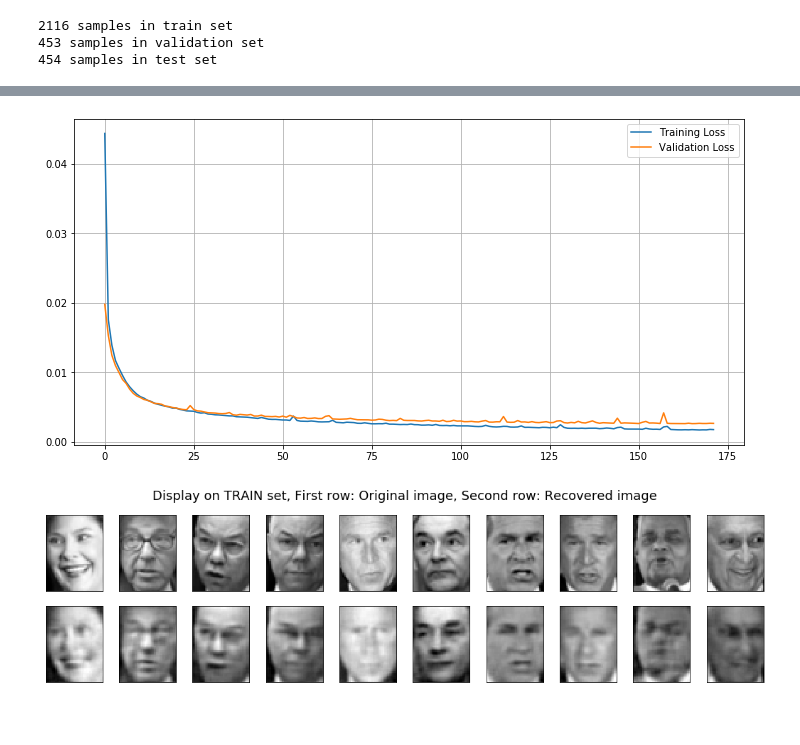
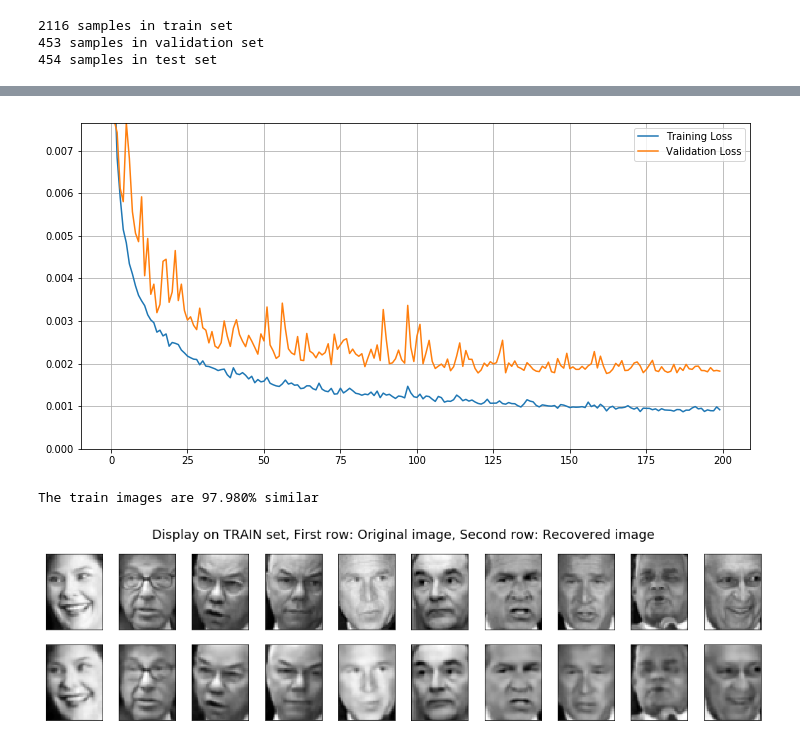
Before and after one commit to deboeser/FeatureReduction, a Jupyter notebook: Feature Reduction Comparison.ipynb, the cells around one changed output, grey strips where cells are left out. Saved outputs shown, nothing was run; the diff lists cells and outputs as text; code cells hidden in the pictures; blank space fills up the shorter version.

Commit message:
Improved CNN and ironed out prediction bug

```diff
--- a/Feature Reduction Comparison.ipynb
+++ b/Feature Reduction Comparison.ipynb
@@ -394,35 +473,38 @@ model = Sequential()
 
 # Some hyperparameters
 kernel = (3,3)
-stride = (1,1)
+stride = (2,2)
 pool = (2,2)
 padding = "same"
 border = "same"
-alpha = 0.0002
+alpha = 0.003
 
 # Encoder Architecture
 model.add(InputLayer(input_shape=(h2, w2, 1)))
+model.add(Conv2D(filters=16, kernel_size=kernel, strides=(1,1), padding=padding, activation='relu'))
+model.add(BatchNormalization())
 model.add(Conv2D(filters=32, kernel_size=kernel, strides=stride, padding=padding, activation='relu'))
-model.add(MaxPooling2D(pool_size=pool, border_mode=border))
+model.add(BatchNormalization())
 model.add(Conv2D(filters=64, kernel_size=kernel, strides=stride, padding=padding, activation='relu'))
-model.add(MaxPooling2D(pool_size=pool, border_mode=border))
-model.add(Conv2D(filters=128, kernel_size=kernel, strides=3, padding=padding, activation='relu'))
+model.add(BatchNormalization())
+model.add(Conv2D(filters=128, kernel_size=kernel, strides=(3,3), padding=padding, activation='relu'))
+model.add(BatchNormalization())
 model.add(Flatten())
-model.add(Dense(1024, activation='relu'))
 
-# Compressed layer
-model.add(Dense(383, activation='relu')) # Using the same feature number as PCA with 99% var retention
+# Reduced Dimension
+model.add(Dense(383, activation='relu'))
 
 # Decoder Architecture
-model.add(Dense(1024, activation='relu'))
 model.add(Dense(1536, activation='relu'))
 model.add(Reshape(target_shape=(4, 3, 128)))
-model.add(UpSampling2D(size=(3,3)))
-model.add(Conv2DTranspose(filters=64, kernel_size=kernel, strides=stride, padding=padding, activation='relu'))
-model.add(UpSampling2D(size=(2,2)))
+model.add(BatchNormalization())
+model.add(Conv2DTranspose(filters=64, kernel_size=kernel, strides=(3,3), padding=padding, activation='relu'))
+model.add(BatchNormalization())
 model.add(Conv2DTranspose(filters=32, kernel_size=kernel, strides=stride, padding=padding, activation='relu'))
-model.add(UpSampling2D(size=(2,2)))
-model.add(Conv2DTranspose(filters=1, kernel_size=kernel, strides=stride, padding=padding, activation='relu'))
+model.add(BatchNormalization())
+model.add(Conv2DTranspose(filters=16, kernel_size=kernel, strides=stride, padding=padding, activation='relu'))
+model.add(BatchNormalization())
+model.add(Conv2DTranspose(filters=1, kernel_size=kernel, strides=(1,1), padding=padding, activation='sigmoid'))
 
 # Compiling the model
 model.compile(loss = 'mse', optimizer=adam(lr=alpha))
@@ -447,14 +529,13 @@ Non-trainable params: 0
 _________________________________________________________________
 # %%
 mcp = ModelCheckpoint("models/weights.{val_loss:.3f}.{epoch:02d}-.hdf5", save_best_only=True)
-ecp = EarlyStopping(monitor='val_loss', mode='min', verbose=1, patience=10, restore_best_weights=True)
+# ecp = EarlyStopping(monitor='val_loss', mode='min', verbose=1, patience=10, restore_best_weights=True)
 
 start = time()
 
 history_CNN = model.fit(X_stand_train_2D, X_stand_train_2D,
                     epochs=200, batch_size=32,
-                    verbose=2, validation_data=(X_stand_val_2D, X_stand_val_2D),
-                    callbacks=[mcp, ecp])
+                    verbose=2, validation_data=(X_stand_val_2D, X_stand_val_2D))
 
 print("Total training time {:.0f}s".format(time() - start))
 # %% [output]
@@ -478,25 +559,22 @@ Total training time 1801s
 # %%
 plt.figure(figsize=(12,6))
 plt.plot(history_CNN.epoch, history_CNN.history["loss"], label="Training Loss")
 plt.plot(history_CNN.epoch, history_CNN.history["val_loss"], label="Validation Loss")
 plt.legend()
 plt.grid()
+plt.ylim(0, np.percentile(history_CNN.history["val_loss"], 99))
 plt.show()
 # %% [output]
-[figure, old version]
+[figure, new version]
 # %%
 # Retransformation from normalisation
-X_predict_train = model.predict(X_train_2D) * 255.0
+X_predict_train = model.predict(X_stand_train_2D) * 255
 
-### Alternative: Retransformation from standardisation
-# X_predict_train = model.predict(X_train_2D)
-# X_predict_train = X_predict_train.reshape(X_predict_train.shape[0], h2*w2)
-# X_predict_train = X_predict_train * sigma_stand_2D + mu_stand_2D
-
-# fae_sim_train = image_similarity(X_predict_train, X_train)
-# print("The train images are {:.3f}% similar".format(fae_sim_train*100))
+fae_sim_train = image_similarity(X_predict_train, X_stand_train_2D * 255)
+print("The train images are {:.3f}% similar".format(fae_sim_train*100))
 
 plot_faces_compare(X_train_2D, X_predict_train, h2, w2, 0.8, 10,
                    suptitle="Display on TRAIN set, First row: Original image, Second row: Recovered image")
 # %% [output]
+The train images are 97.980% similar
 [figure]
```
Also changed, not shown: parts of 10 cells of this notebook.
